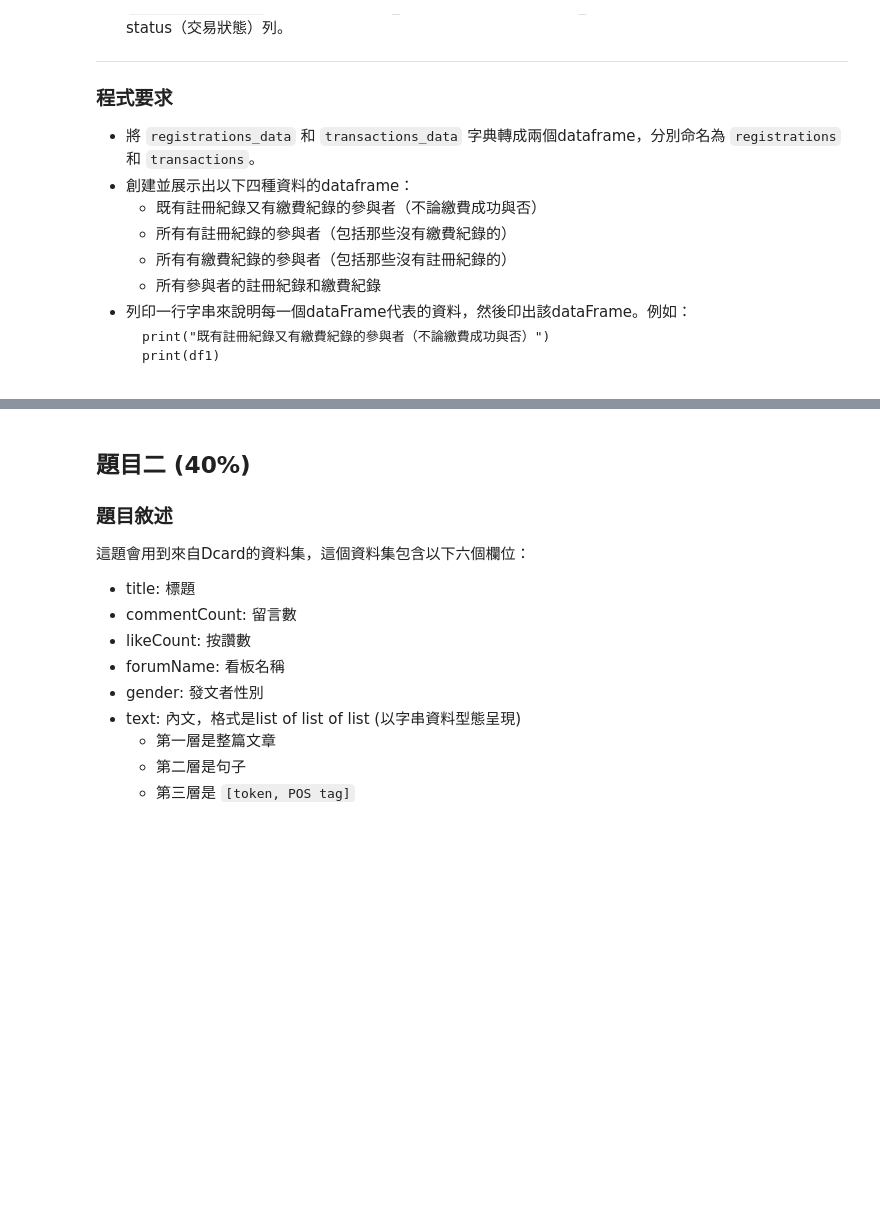
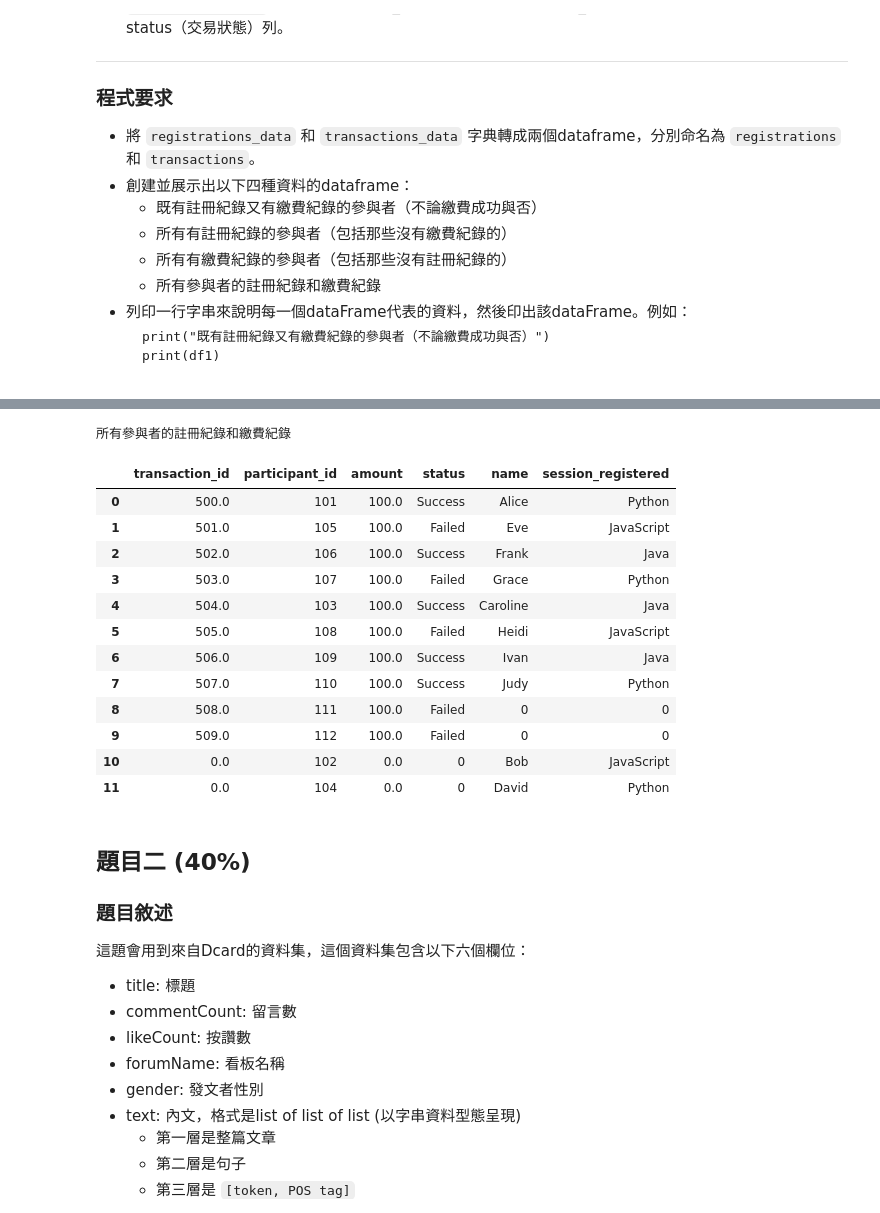
Before and after one commit to TTTBEAR123222/HW7_data_wrangling, a Jupyter notebook: HW7_data_wrangling.ipynb, the cells around one changed output, grey strips where cells are left out. Saved outputs shown, nothing was run; the diff lists cells and outputs as text; code cells hidden in the pictures; blank space fills up the shorter version.

```diff
--- a/HW7_data_wrangling.ipynb
+++ b/HW7_data_wrangling.ipynb
@@ -54,0 +46,24 @@ print(df3)
+# %%
+import pandas as pd
+import numpy as np
+import re
+registrations=pd.DataFrame({
+    'participant_id': [101, 102, 103, 104, 105, 106, 107, 108, 109, 110],
+    'name': ['Alice', 'Bob', 'Caroline', 'David', 'Eve', 'Frank', 'Grace', 'Heidi', 'Ivan', 'Judy'],
+    'session_registered': ['Python', 'JavaScript', 'Java', 'Python', 'JavaScript', 'Java', 'Python', 'JavaScript', 'Java', 'Python']
+})
+
+transactions =pd.DataFrame({
+    'transaction_id': [500, 501, 502, 503, 504, 505, 506, 507, 508, 509],
+    'participant_id': [101, 105, 106, 107, 103, 108, 109, 110, 111, 112],
+    'amount': [100, 100, 100, 100, 100, 100, 100, 100, 100, 100],
+    'status': ['Success', 'Failed', 'Success', 'Failed', 'Success', 'Failed', 'Success', 'Success', 'Failed', 'Failed']
+})
+# %%
+print("既有註冊紀錄又有繳費紀錄的參與者（不論繳費成功與否）")
+transactions
+merged = pd.merge(transactions, registrations, on="participant_id",how="outer")
+merged=merged.fillna(0)
+df1=merged.query('transaction_id !=0 and session_registered != 0 ')
+display (df1['participant_id'])
+display(df1)
@@ -55,6 +148,22 @@ print(df3)
 # %%
 print("所有參與者的註冊紀錄和繳費紀錄")
-print(df4)
+df4=merged
+display(df4)
+# %% [output]
+所有參與者的註冊紀錄和繳費紀錄
+|  | transaction_id | participant_id | amount | status | name | session_registered |
+| 0 | 500.0 | 101 | 100.0 | Success | Alice | Python |
+| 1 | 501.0 | 105 | 100.0 | Failed | Eve | JavaScript |
+| 2 | 502.0 | 106 | 100.0 | Success | Frank | Java |
+| 3 | 503.0 | 107 | 100.0 | Failed | Grace | Python |
+| 4 | 504.0 | 103 | 100.0 | Success | Caroline | Java |
+| 5 | 505.0 | 108 | 100.0 | Failed | Heidi | JavaScript |
+| 6 | 506.0 | 109 | 100.0 | Success | Ivan | Java |
+| 7 | 507.0 | 110 | 100.0 | Success | Judy | Python |
+| 8 | 508.0 | 111 | 100.0 | Failed | 0 | 0 |
+| 9 | 509.0 | 112 | 100.0 | Failed | 0 | 0 |
+| 10 | 0.0 | 102 | 0.0 | 0 | Bob | JavaScript |
+| 11 | 0.0 | 104 | 0.0 | 0 | David | Python |
 # %% [markdown]
 ## 題目二 (40%)
 
```
Also changed, not shown: parts of 8 cells of this notebook.
